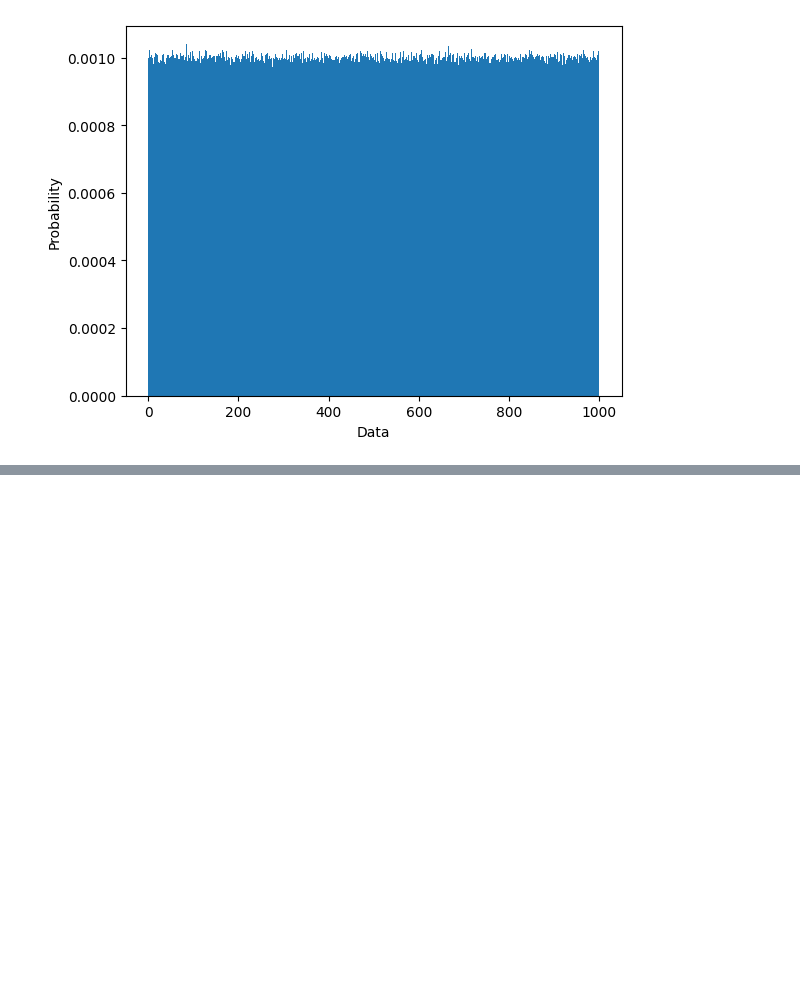
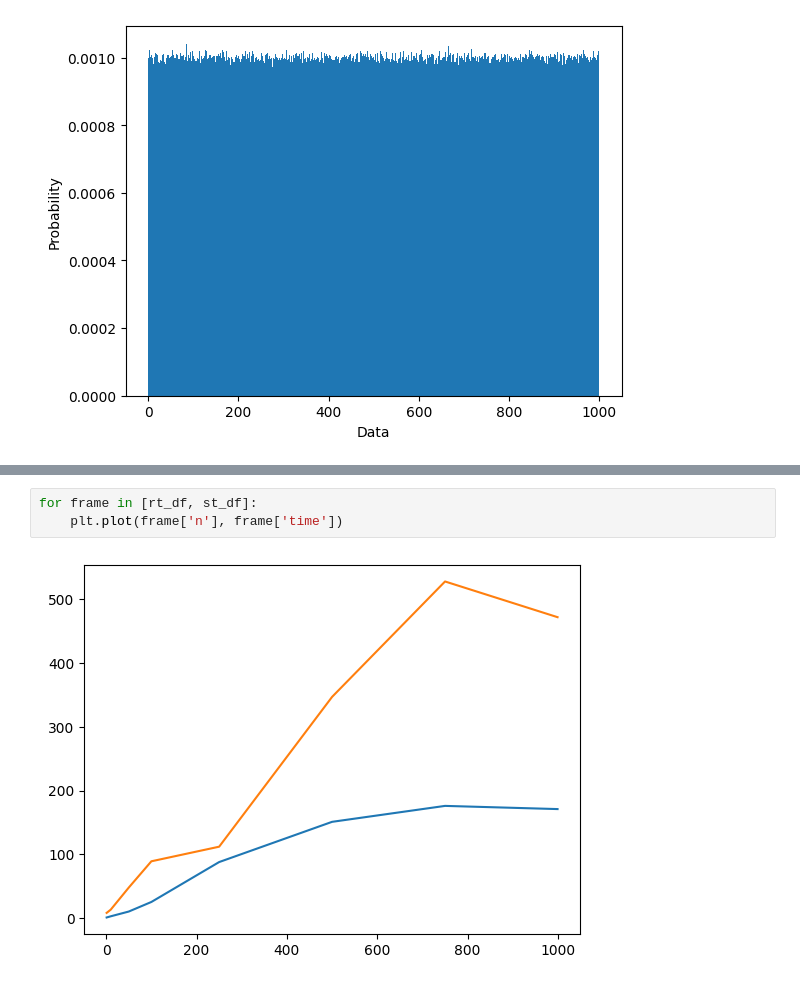
Before and after one commit to ServitorOfQuanta/Random-Sampler, a Jupyter notebook: experiments.ipynb, the cells around one changed output, grey strips where cells are left out. Cells and saved outputs as stored; diff of their text form; blank space fills up the shorter version.

```diff
--- a/experiments.ipynb
+++ b/experiments.ipynb
@@ -32,0 +101,5 @@ Text(0.5, 0, 'Data')
+# %%
+for frame in [rt_df, st_df]:
+    plt.plot(frame['n'], frame['time'])
+# %% [output]
+[figure, added]
```
Also changed, not shown: parts of 16 cells of this notebook, 1 other file.
